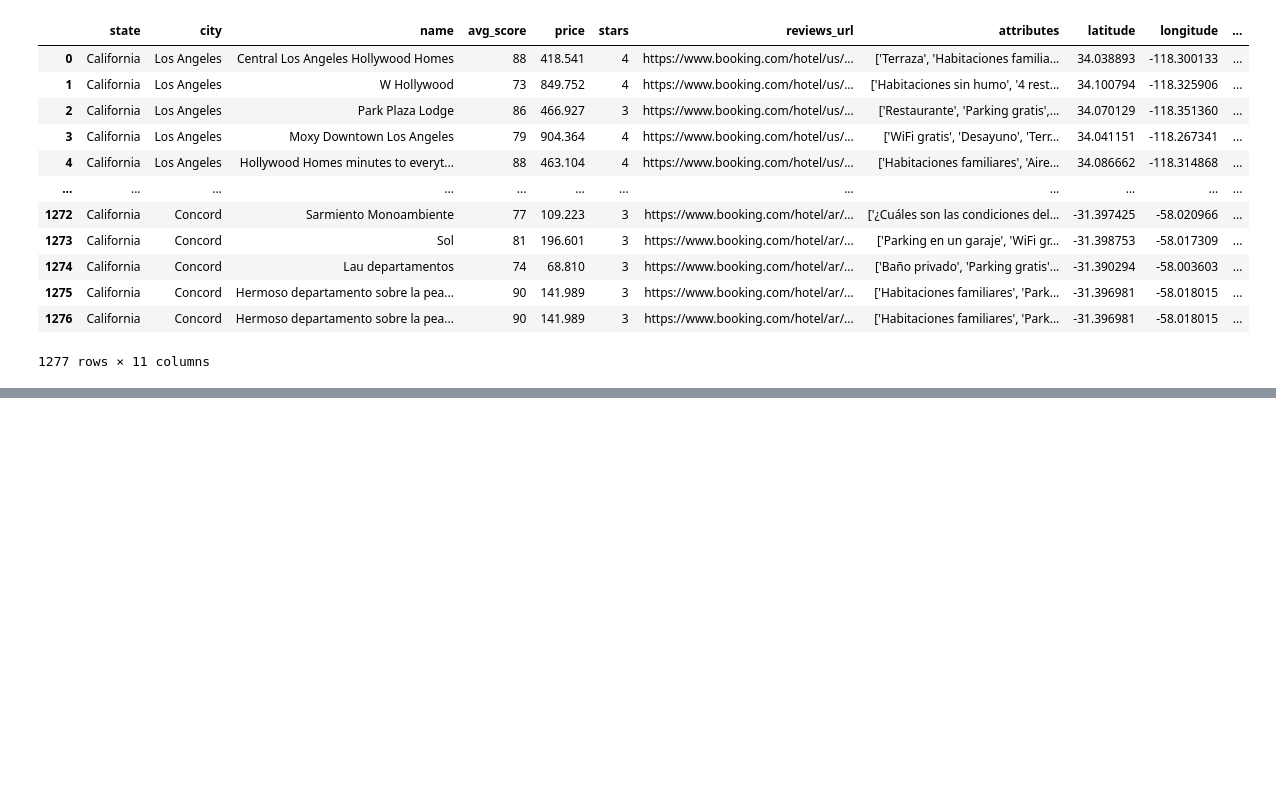
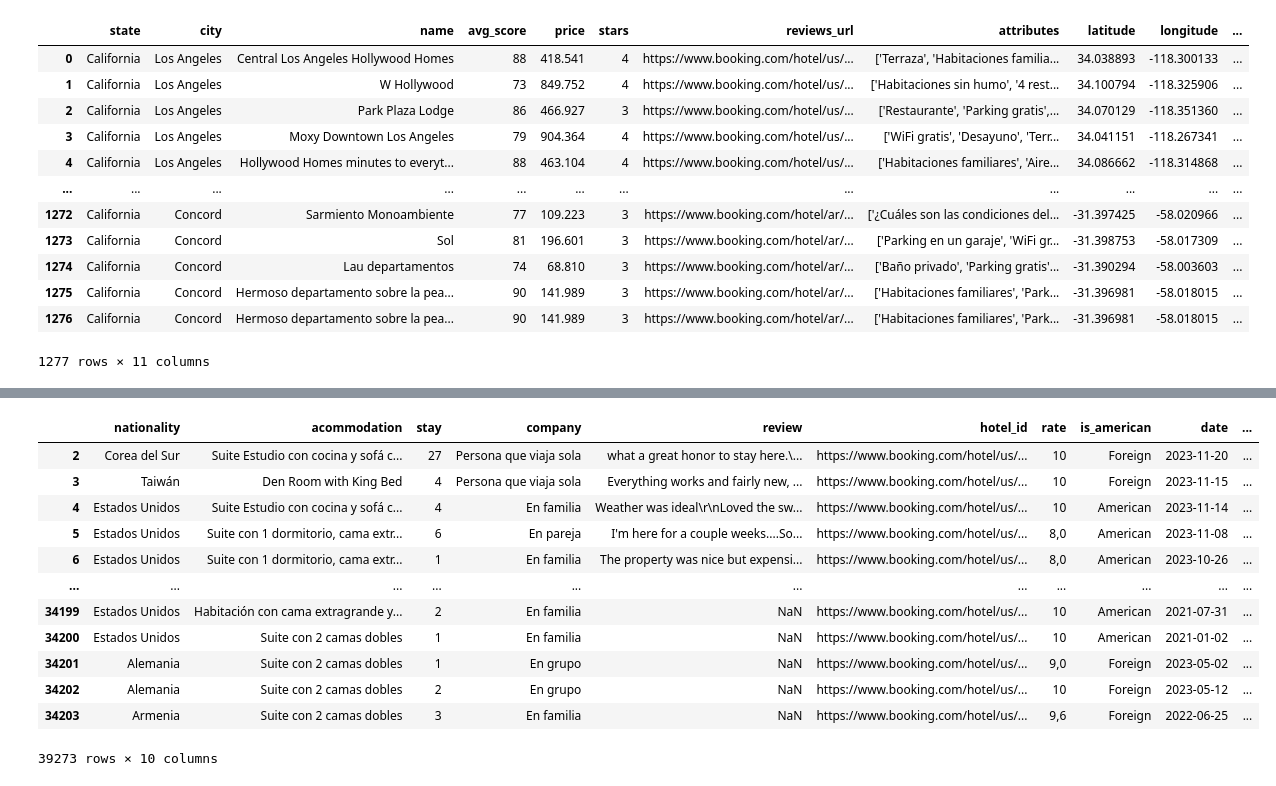
Before and after one commit to LeonardoCostaH/PF_DS_YELP, a Jupyter notebook: 01_ETL.ipynb, the cells around one changed output, grey strips where cells are left out. Cells and saved outputs as stored; diff of their text form; code cells hidden in the pictures; blank space fills up the shorter version.

```diff
--- a/01_ETL.ipynb
+++ b/01_ETL.ipynb
@@ -533,0 +563,6 @@ california_hotels
+# %%
+import pandas as pd
+clients_reviews = pd.read_csv("files/data/booking/california_hotels_reviews.csv", index_col=0)
+clients_reviews.drop(columns=["review_title", "date"], inplace=True)
+clients_reviews.rename({'hotel_id': "reviews_url"}, inplace=True)
+clients_reviews
@@ -533,0 +583,10 @@ california_hotels
+# %%
+for i, row in clients_reviews.iterrows():
+    try:
+        parts = row["stay"].split(" ")
+        clients_reviews.at[i, "stay"] = int(parts[0])
+    except:
+        clients_reviews.at[i, "stay"] = None
+
+clients_reviews["is_american"] = clients_reviews["nationality"].apply(lambda x: "American" if x == "Estados Unidos" else "Foreign")
+clients_reviews
@@ -533,0 +661,43 @@ california_hotels
+# %%
+#
+import pandas as pd
+from textblob import TextBlob
+
+# This function takes a review in string format and returns a value betwee 0 (negative) and 1 (positive)
+def return_sentiment(review):
+    if isinstance(review, str):
+        review = TextBlob(review)
+        return review.sentiment.polarity
+    else:
+        return None
+
+
+client_hotel_positive_reviews = clients_reviews.drop(columns=["bad_review"])
+client_hotel_positive_reviews.rename(columns={"good_review": "review"}, inplace=True)
+client_hotel_positive_reviews["sentiment"] = client_hotel_positive_reviews["review"].apply(lambda x: return_sentiment(x))
+client_hotel_positive_reviews["sentiment"] = client_hotel_positive_reviews["sentiment"]
+
+
+client_hotel_negative_reviews = clients_reviews.drop(columns=["good_review"])
+client_hotel_negative_reviews.rename(columns={"bad_review": "review"}, inplace=True)
+client_hotel_negative_reviews["sentiment"] = client_hotel_negative_reviews["review"].apply(lambda x: return_sentiment(x))
+client_hotel_negative_reviews["sentiment"] = client_hotel_negative_reviews["sentiment"]
+
+clients_reviews_processed = pd.concat([client_hotel_positive_reviews, client_hotel_negative_reviews])
+clients_reviews_processed = clients_reviews_processed[clients_reviews_processed["sentiment"] != 0]
+
+clients_reviews_processed
+# %% [output]
+|  | nationality | acommodation | stay | company | review | hotel_id | rate | is_american | date | ... |
+| 2 | Corea del Sur | Suite Estudio con cocina y sofá c... | 27 | Persona que viaja sola | what a great honor to stay here.\... | https://www.booking.com/hotel/us/... | 10 | Foreign | 2023-11-20 | ... |
+| 3 | Taiwán | Den Room with King Bed | 4 | Persona que viaja sola | Everything works and fairly new, ... | https://www.booking.com/hotel/us/... | 10 | Foreign | 2023-11-15 | ... |
+| 4 | Estados Unidos | Suite Estudio con cocina y sofá c... | 4 | En familia | Weather was ideal\r\nLoved the sw... | https://www.booking.com/hotel/us/... | 10 | American | 2023-11-14 | ... |
+| 5 | Estados Unidos | Suite con 1 dormitorio, cama extr... | 6 | En pareja | I'm here for a couple weeks....So... | https://www.booking.com/hotel/us/... | 8,0 | American | 2023-11-08 | ... |
+| 6 | Estados Unidos | Suite con 1 dormitorio, cama extr... | 1 | En familia | The property was nice but expensi... | https://www.booking.com/hotel/us/... | 8,0 | American | 2023-10-26 | ... |
+| ... | ... | ... | ... | ... | ... | ... | ... | ... | ... | ... |
+| 34199 | Estados Unidos | Habitación con cama extragrande y... | 2 | En familia | NaN | https://www.booking.com/hotel/us/... | 10 | American | 2021-07-31 | ... |
+| 34200 | Estados Unidos | Suite con 2 camas dobles | 1 | En familia | NaN | https://www.booking.com/hotel/us/... | 10 | American | 2021-01-02 | ... |
+| 34201 | Alemania | Suite con 2 camas dobles | 1 | En grupo | NaN | https://www.booking.com/hotel/us/... | 9,0 | Foreign | 2023-05-02 | ... |
+| 34202 | Alemania | Suite con 2 camas dobles | 2 | En grupo | NaN | https://www.booking.com/hotel/us/... | 10 | Foreign | 2023-05-12 | ... |
+| 34203 | Armenia | Suite con 2 camas dobles | 3 | En familia | NaN | https://www.booking.com/hotel/us/... | 9,6 | Foreign | 2022-06-25 | ... |
+39273 rows × 10 columns
```
Also changed, not shown: parts of 8 cells of this notebook, 4 other files.
